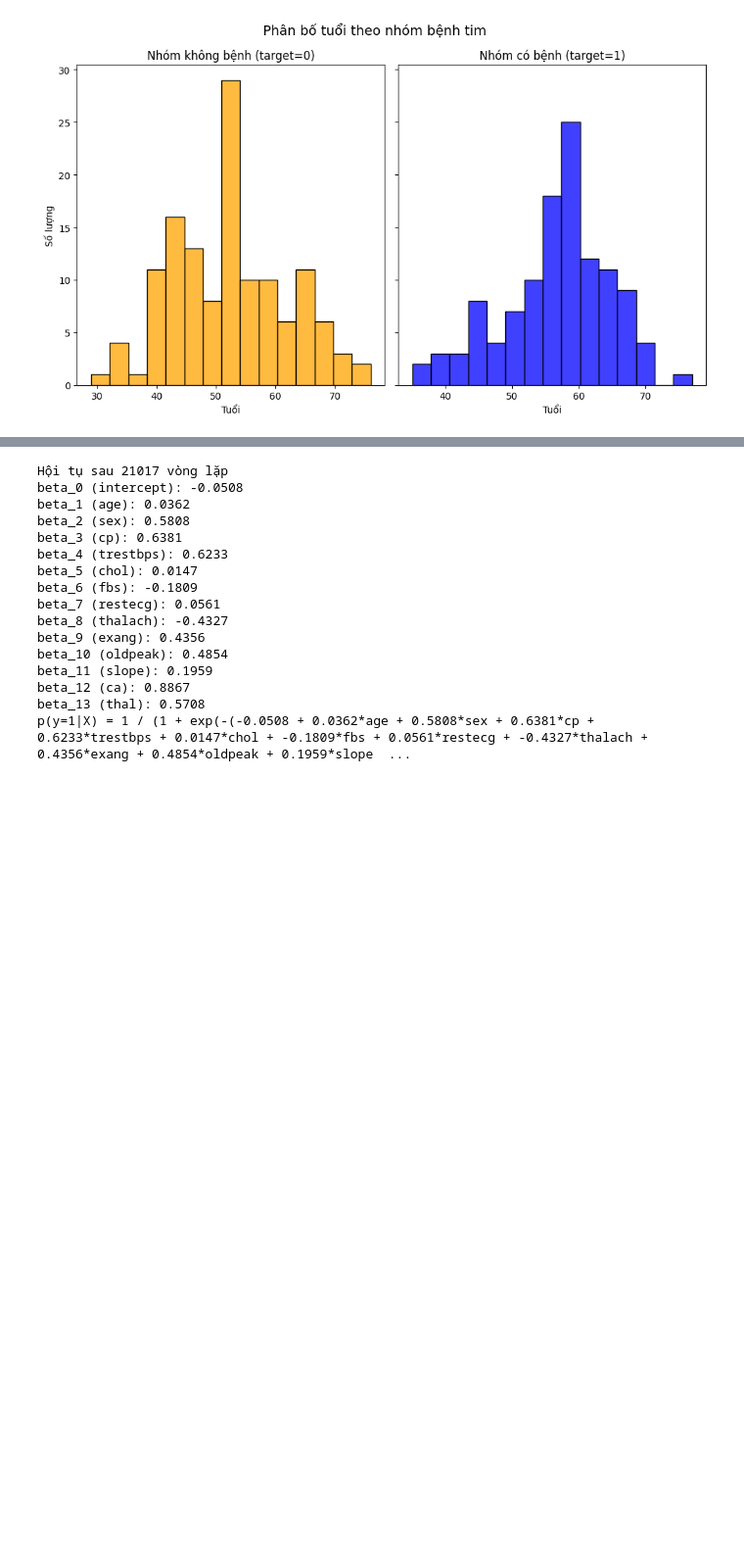
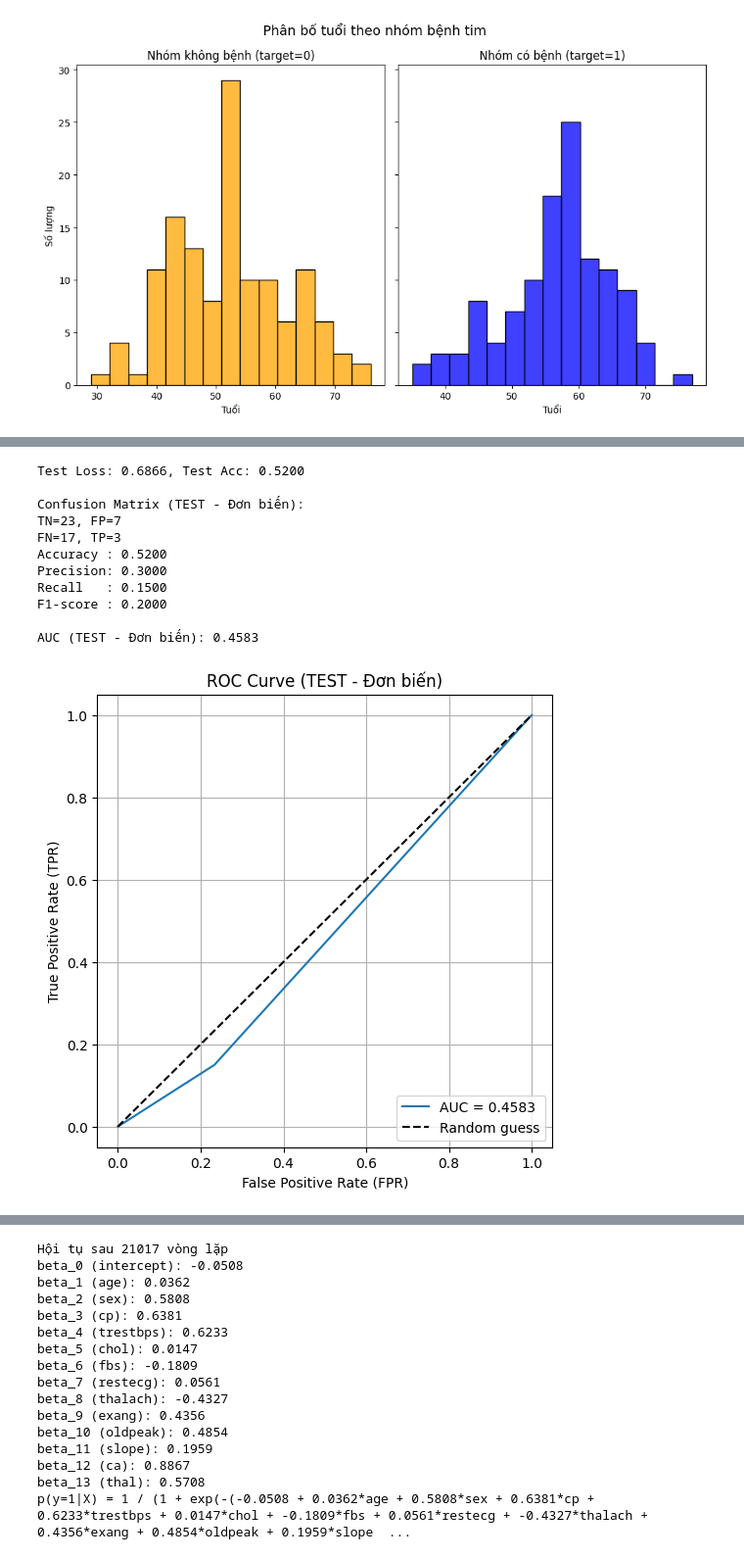
Before and after one commit to AkiraTomori/Data-Fitting, a Jupyter notebook: 23127379.ipynb, the cells around one changed output, grey strips where cells are left out. Shown: that part at 98% size. Saved outputs shown, nothing was run; the diff lists cells and outputs as text; code cells hidden in the pictures; blank space fills up the shorter version.

```diff
--- a/23127379.ipynb
+++ b/23127379.ipynb
@@ -361,0 +575,55 @@ Accuracy trên test.xlsx: 0.6000
+# %%
+# Loss và Accuracy
+test_loss_uni = model_uni.loss(X_test_uni, y_test_uni)
+test_acc_uni  = model_uni.score(X_test_uni, y_test_uni)
+print(f"Test Loss: {test_loss_uni:.4f}, Test Acc: {test_acc_uni:.4f}")
+
+# Confusion Matrix
+TP = np.sum((y_test_uni == 1) & (y_test_pred_uni == 1))
+TN = np.sum((y_test_uni == 0) & (y_test_pred_uni == 0))
+FP = np.sum((y_test_uni == 0) & (y_test_pred_uni == 1))
+FN = np.sum((y_test_uni == 1) & (y_test_pred_uni == 0))
+
+print("\nConfusion Matrix (TEST - Đơn biến):")
+print(f"TN={TN}, FP={FP}")
+print(f"FN={FN}, TP={TP}")
+
+# Các chỉ số
+accuracy  = (TP + TN) / (TP + TN + FP + FN)
+precision = TP / (TP + FP) if (TP + FP) > 0 else 0
+recall    = TP / (TP + FN) if (TP + FN) > 0 else 0
+f1        = 2 * precision * recall / (precision + recall) if (precision + recall) > 0 else 0
+
+print(f"Accuracy : {accuracy:.4f}")
+print(f"Precision: {precision:.4f}")
+print(f"Recall   : {recall:.4f}")
+print(f"F1-score : {f1:.4f}")
+
+# ROC và AUC
+y_test_proba_uni = model_uni.predict_proba(X_test_uni)
+auc_score_uni = roc_auc_score(y_test_uni, y_test_proba_uni)
+print(f"\nAUC (TEST - Đơn biến): {auc_score_uni:.4f}")
+
+fpr, tpr, thresholds = roc_curve(y_test_uni, y_test_proba_uni)
+plt.figure(figsize=(6,6))
+plt.plot(fpr, tpr, label=f"AUC = {auc_score_uni:.4f}")
+plt.plot([0,1], [0,1], 'k--', label="Random guess")
+plt.xlabel("False Positive Rate (FPR)")
+plt.ylabel("True Positive Rate (TPR)")
+plt.title("ROC Curve (TEST - Đơn biến)")
+plt.legend(loc="lower right")
+plt.grid(True)
+plt.show()
+# %% [output]
+Test Loss: 0.6866, Test Acc: 0.5200
+
+Confusion Matrix (TEST - Đơn biến):
+TN=23, FP=7
+FN=17, TP=3
+Accuracy : 0.5200
+Precision: 0.3000
+Recall   : 0.1500
+F1-score : 0.2000
+
+AUC (TEST - Đơn biến): 0.4583
+[figure, added]
```
Also changed, not shown: parts of 40 cells of this notebook.
